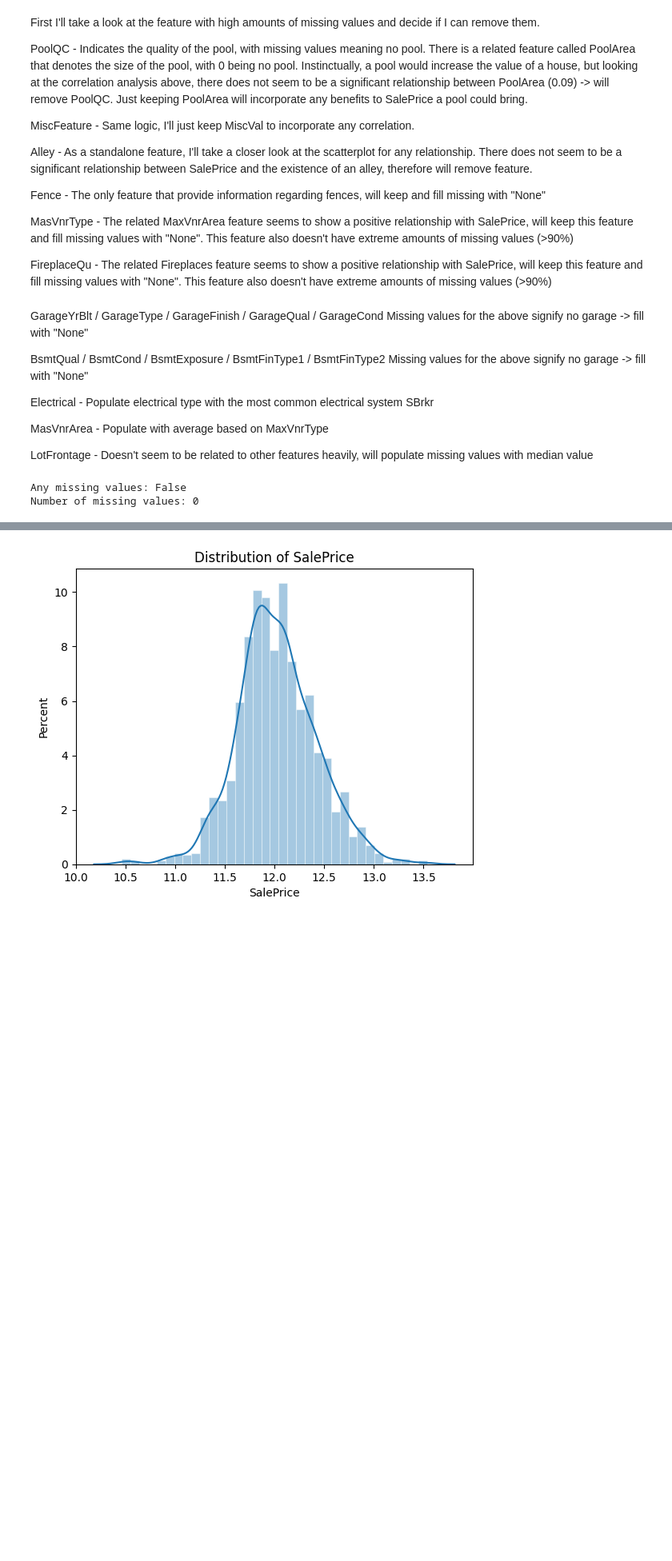
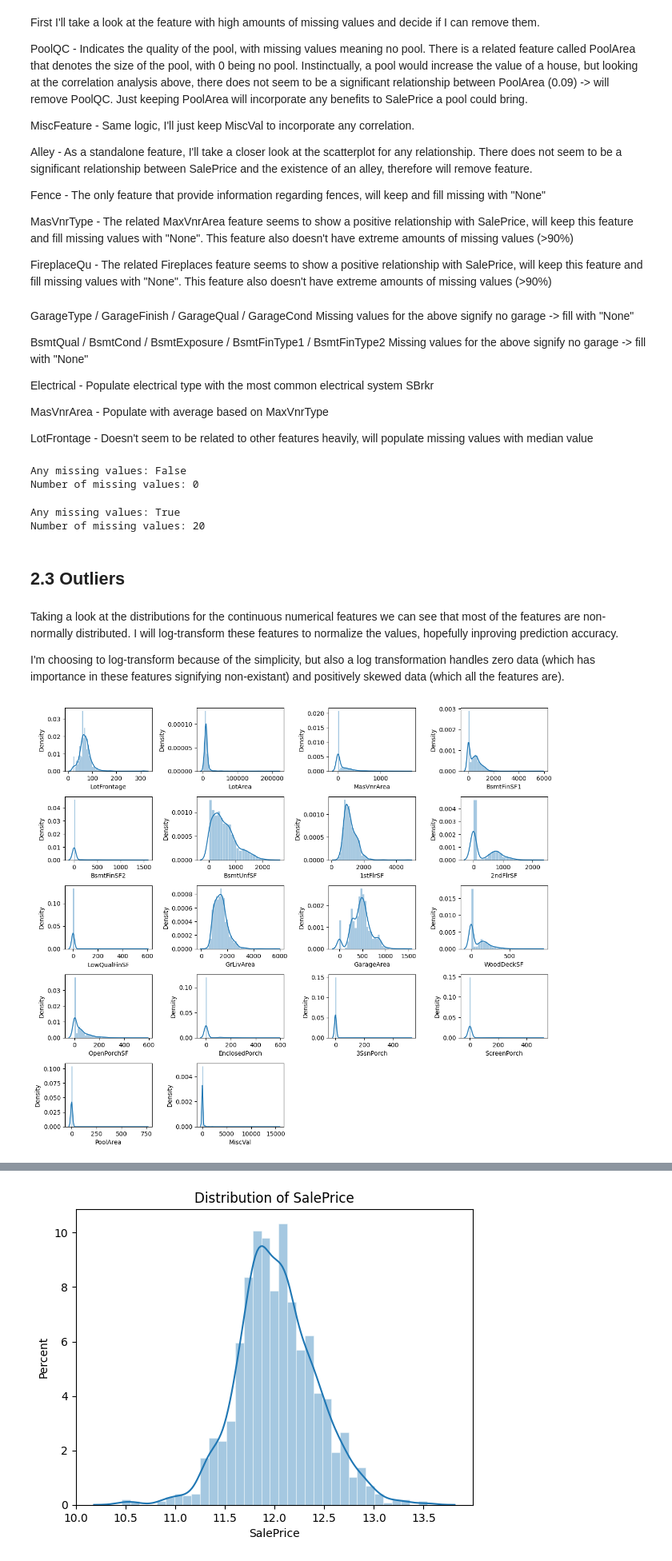
Before and after one commit to myang987/kaggle-housing-price, a Jupyter notebook: working.ipynb, the cells around one changed output, grey strips where cells are left out. Shown at 80% size. Saved outputs shown, nothing was run; the diff lists cells and outputs as text; code cells hidden in the pictures; blank space fills up the shorter version.

```diff
--- a/working.ipynb
+++ b/working.ipynb
@@ -311,5 +379,5 @@ train_copy[['Fence', 'MasVnrType', 'FireplaceQu']] = train_copy[['Fence', 'MasVn
 # %% [markdown]
-GarageYrBlt / GarageType / GarageFinish / GarageQual / GarageCond
+GarageType / GarageFinish / GarageQual / GarageCond
 Missing values for the above signify no garage -> fill with "None"
 
 BsmtQual / BsmtCond / BsmtExposure / BsmtFinType1 / BsmtFinType2
@@ -338,6 +413,12 @@ print(f"Number of missing values: {train_copy.isna().sum().sum()}")
 # %% [output]
 Any missing values: False
 Number of missing values: 0
+# %%
+print(f"Any missing values: {test_copy.isna().any().any()}")
+print(f"Number of missing values: {test_copy.isna().sum().sum()}")
+# %% [output]
+Any missing values: True
+Number of missing values: 20
 # %%
 # # Show amount of missing values
 
@@ -351,3 +432,31 @@ Number of missing values: 0
 
 # plt.tight_layout()
 # plt.show()
+# %% [markdown]
+## 2.3 Outliers
+# %% [markdown]
+Taking a look at the distributions for the continuous numerical features we can see that most of the features are non-normally distributed. I will log-transform these features to normalize the values, hopefully inproving prediction accuracy.
+
+I'm choosing to log-transform because of the simplicity, but also a log transformation handles zero data (which has importance in these features signifying non-existant) and positively skewed data (which all the features are).
+# %%
+cont_num_var = ['LotFrontage', 'LotArea', 'MasVnrArea', 'BsmtFinSF1',
+       'BsmtFinSF2', 'BsmtUnfSF', '1stFlrSF', '2ndFlrSF',
+       'LowQualFinSF', 'GrLivArea', 'GarageArea', 'WoodDeckSF',
+       'OpenPorchSF', 'EnclosedPorch', '3SsnPorch', 'ScreenPorch', 'PoolArea',
+       'MiscVal']
+# %%
+fig = plt.figure(figsize=(12, 18))
+
+for i, col in enumerate(cont_num_var):
+    if col in train.columns:
+        fig.add_subplot(9, 4, i + 1)
+        sns.histplot(
+            train[col].dropna(), kde=True,
+            stat="density", kde_kws=dict(cut=3),
+            alpha=.4, edgecolor=(1, 1, 1, .4)
+        )
+        plt.xlabel(col)
+
+plt.tight_layout(pad=1.0)
+# %% [output]
+[figure, added]
```
Also changed, not shown: parts of 29 cells of this notebook, 1 other file.
